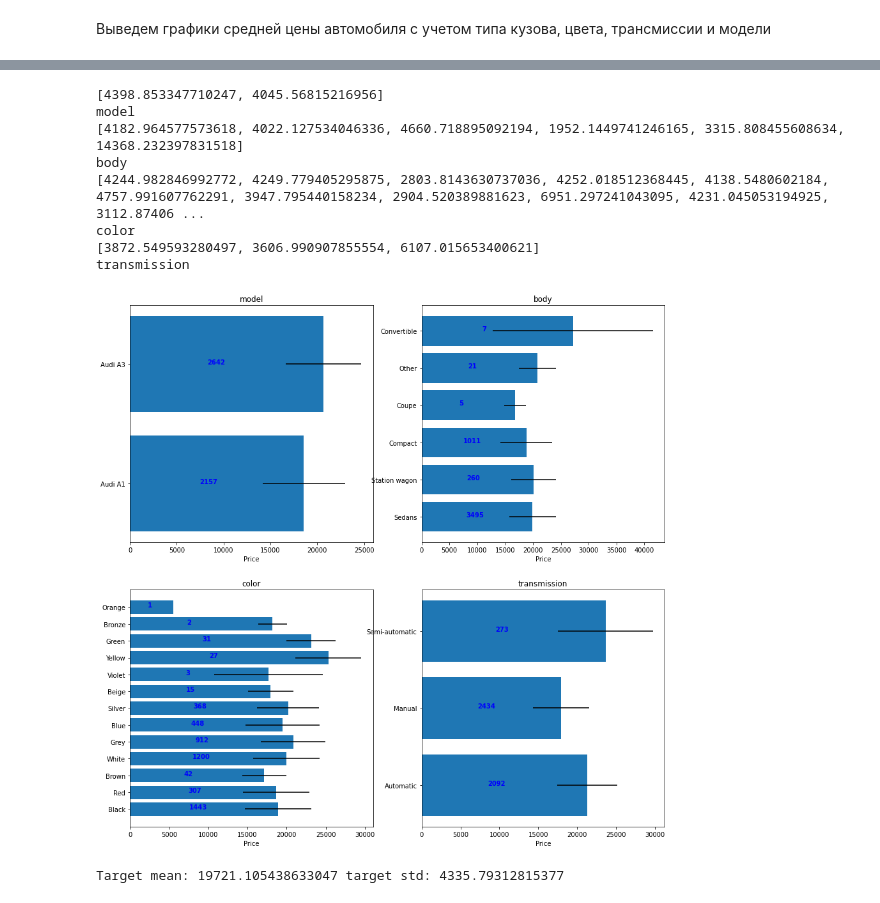
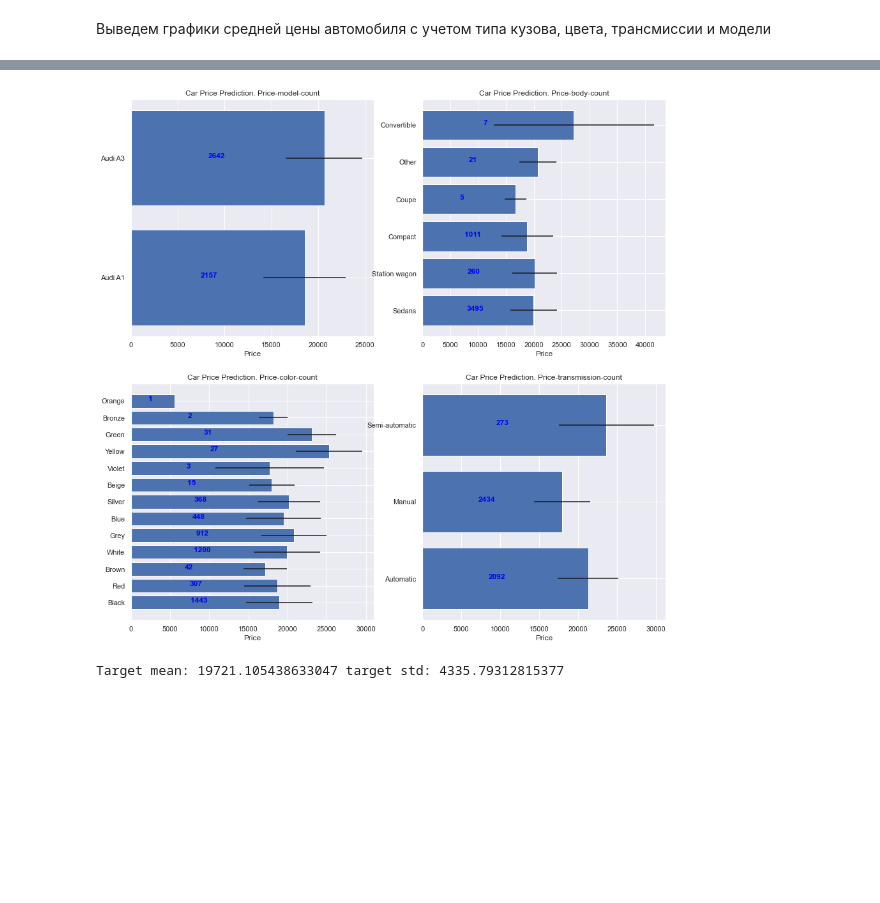
Before and after one commit to Aynur19/Machine-Learning, a Jupyter notebook: Notebooks/LinearRegression/CarPricePredict/CarPricePredict.ipynb, the cells around one changed output, grey strips where cells are left out. Saved outputs shown, nothing was run; the diff lists cells and outputs as text; code cells hidden in the pictures; blank space fills up the shorter version.

```diff
--- a/Notebooks/LinearRegression/CarPricePredict/CarPricePredict.ipynb
+++ b/Notebooks/LinearRegression/CarPricePredict/CarPricePredict.ipynb
@@ -252,9 +235,0 @@ plt.show()
-# %%
-plt.title('1234')
-plt.xlabel("Price")
-plt.barh(y=features_info['model']["uniques"],
-         width=features_info['model']["mean"],
-         xerr=features_info['model']["std"], label='sdf', text=(features_info['model']["std"] + 3, i + .25, str(features_info['model']["std"])))
-
-for i, v in enumerate(y):
-    ax.text(v + 3, i + .25, str(v), color='blue', fontweight='bold')
@@ -264,25 +236,18 @@ TypeError: ignored
 # %%
 # Features - Price
 fig, axes = plt.subplots(2, len(features) // 2, figsize=(15,15))
 for i, feature in enumerate(features_info):
-  print(features_info[feature]["std"])
-  print(feature)
-  axes[floor(i // 2), i % 2].set_title(feature)
+  axes[floor(i // 2), i % 2].set_title(f'Car Price Prediction. Price-{feature}-count')
   axes[floor(i // 2), i % 2].set_xlabel("Price")
   axes[floor(i // 2), i % 2].barh(y=features_info[feature]["uniques"],
                                   width=features_info[feature]["mean"],
                                   xerr=features_info[feature]["std"])
   for j, v in enumerate(features_info[feature]["count"]):
     axes[floor(i // 2), i % 2].text(features_info[feature]["mean"][j] / 2.5, j,
                                   f'{v}', color='blue', fontweight='bold')
+
+plt.savefig(os.path.join(img_dir, 'Car Price Prediction. Price-features-count.png'))
+plt.show()
 # %% [output]
-[4398.853347710247, 4045.56815216956]
-model
-[4182.964577573618, 4022.127534046336, 4660.718895092194, 1952.1449741246165, 3315.808455608634, 14368.232397831518]
-body
-[4244.982846992772, 4249.779405295875, 2803.8143630737036, 4252.018512368445, 4138.5480602184, 4757.991607762291, 3947.795440158234, 2904.520389881623, 6951.297241043095, 4231.045053194925, 3112.87406 ...
-color
-[3872.549593280497, 3606.990907855554, 6107.015653400621]
-transmission
-[figure, old version]
+[figure, new version]
 # %%
```
Also changed, not shown: parts of 9 cells of this notebook, 8 other files.
